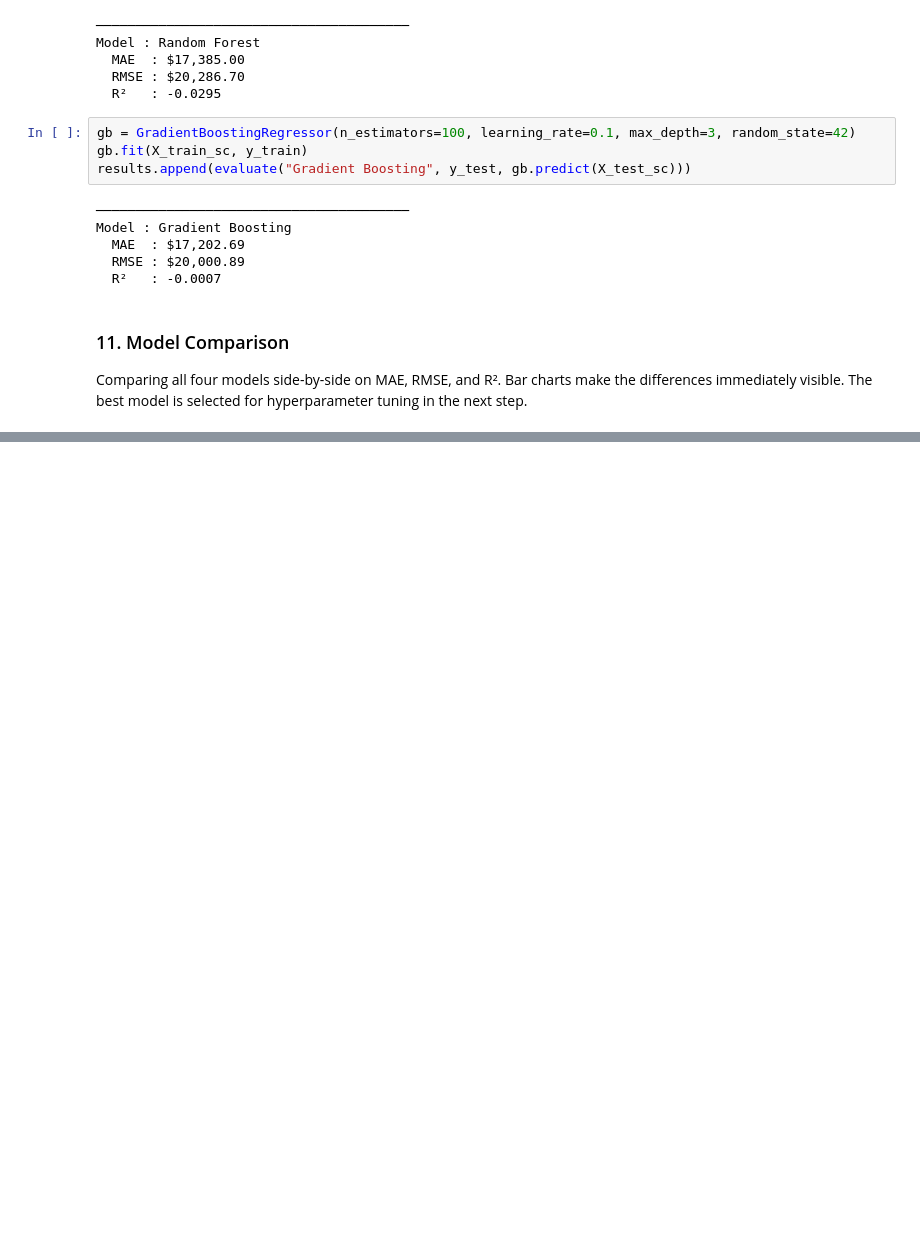
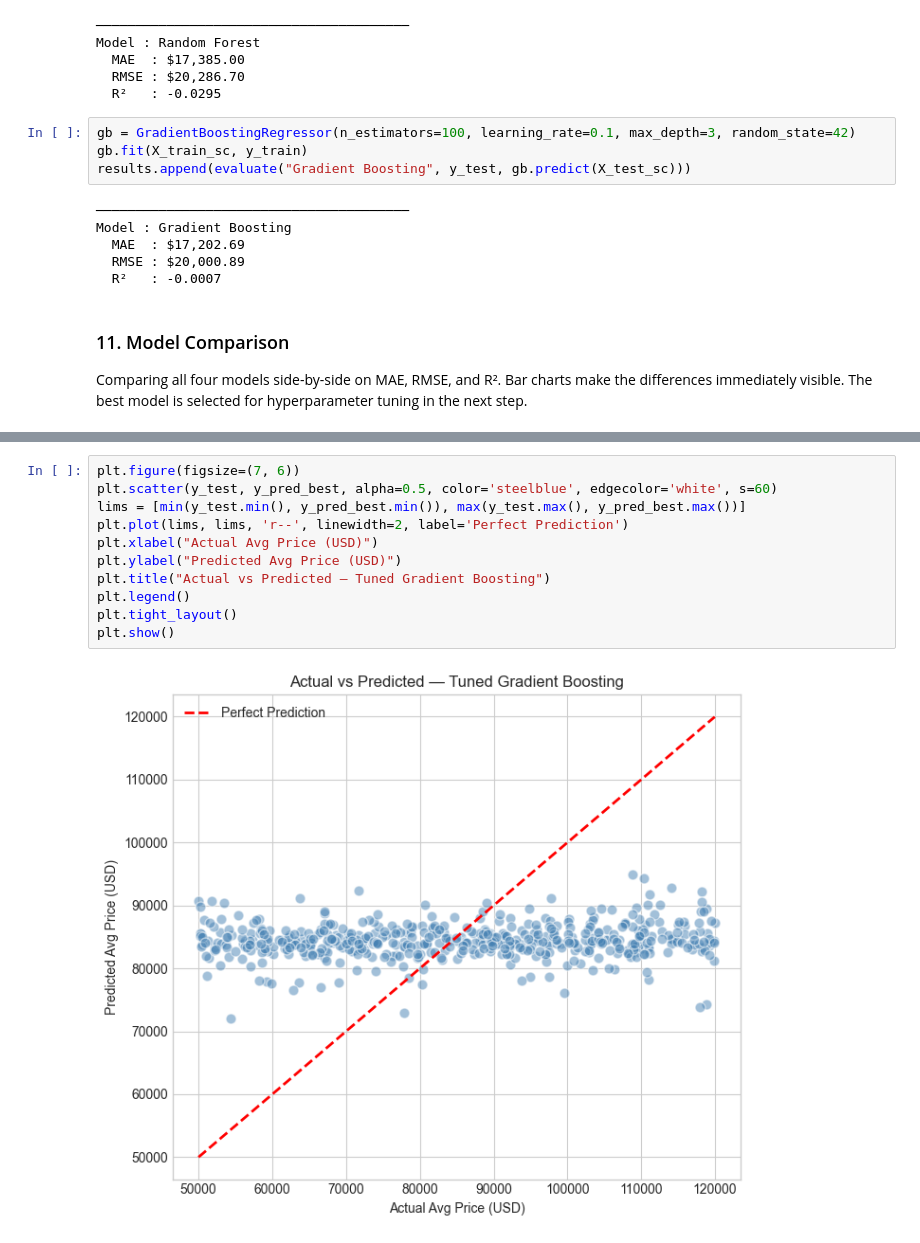
Before and after one commit to satyam294/CT-CEI-DS-2026, a Jupyter notebook: week2_Satyam_Chand/week2_Satyam_Chand.ipynb, the cells around one changed output, grey strips where cells are left out. Cells and saved outputs as stored; diff of their text form; blank space fills up the shorter version.

```diff
--- a/week2_Satyam_Chand/week2_Satyam_Chand.ipynb
+++ b/week2_Satyam_Chand/week2_Satyam_Chand.ipynb
@@ -416,0 +480,13 @@ Gradient Boosting  17202.69  20000.89 -0.00
+# %%
+plt.figure(figsize=(7, 6))
+plt.scatter(y_test, y_pred_best, alpha=0.5, color='steelblue', edgecolor='white', s=60)
+lims = [min(y_test.min(), y_pred_best.min()), max(y_test.max(), y_pred_best.max())]
+plt.plot(lims, lims, 'r--', linewidth=2, label='Perfect Prediction')
+plt.xlabel("Actual Avg Price (USD)")
+plt.ylabel("Predicted Avg Price (USD)")
+plt.title("Actual vs Predicted — Tuned Gradient Boosting")
+plt.legend()
+plt.tight_layout()
+plt.show()
+# %% [output]
+[figure, added]
```
Also changed, not shown: parts of 16 cells of this notebook.
